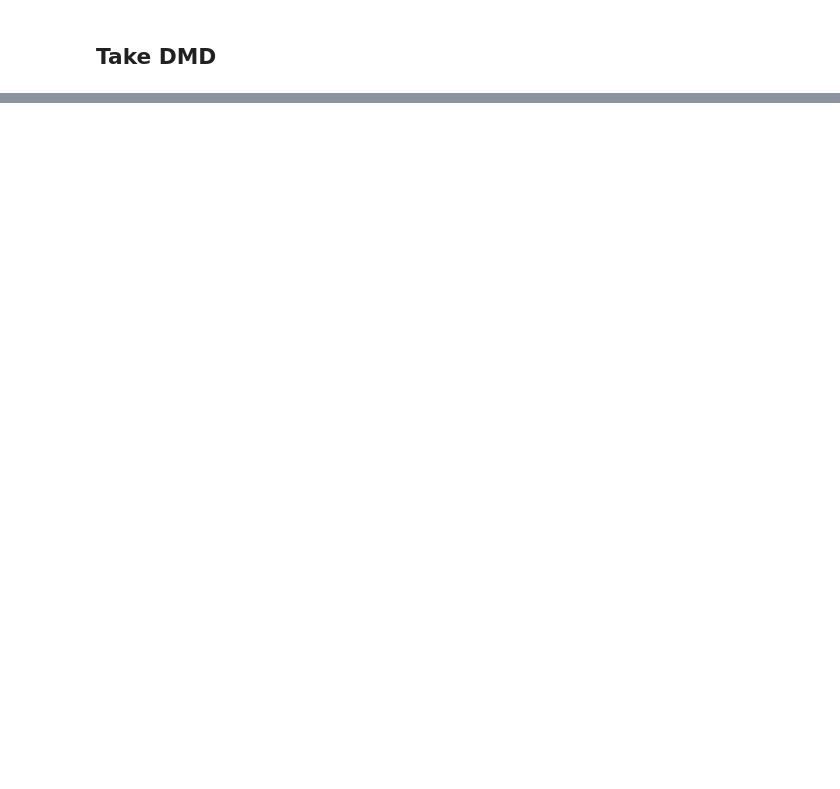
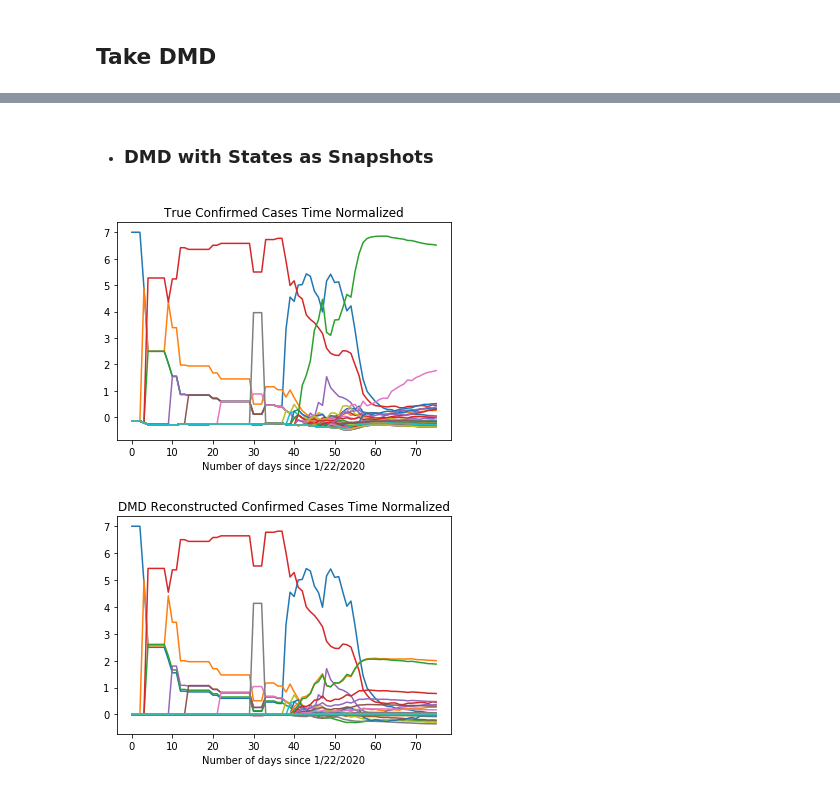
Before and after one commit to JuliaBriden/coronavirus-dmdc, a Jupyter notebook: US State Data.ipynb, the cells around one changed output, grey strips where cells are left out. Drawn from its saved outputs; the diff is of its cells as text; code cells hidden in the pictures; blank space fills up the shorter version.

```diff
--- a/US State Data.ipynb
+++ b/US State Data.ipynb
@@ -199,3 +213,23 @@ dmd.fit(scaledDataConfirmed.T)
+# %% [markdown]
+* ### DMD with States as Snapshots
+# %%
+dmd = DMD()
+dmd.fit(scaledDataTime.T) # transpose so snapshots (state data) are arranged by column
+
+# plot true data
+plt.title('True Confirmed Cases Time Normalized')
+plt.plot(scaledDataTime.T)
+plt.xlabel('Number of days since 1/22/2020')
+plt.show()
+
+# plot dmd reconstructed data
+plt.title('DMD Reconstructed Confirmed Cases Time Normalized')
+plt.plot(dmd.reconstructed_data.real)
+plt.xlabel('Number of days since 1/22/2020')
+plt.show()
+# %% [output]
+[figure, added]
+[figure, added]
 # %%
 for eig in dmd.eigs:
     print('Eigenvalue {}: distance from unit circle {}'.format(eig, np.abs(eig.imag**2+eig.real**2 - 1)))
```
Also changed, not shown: parts of 18 cells of this notebook, 1 other file.
